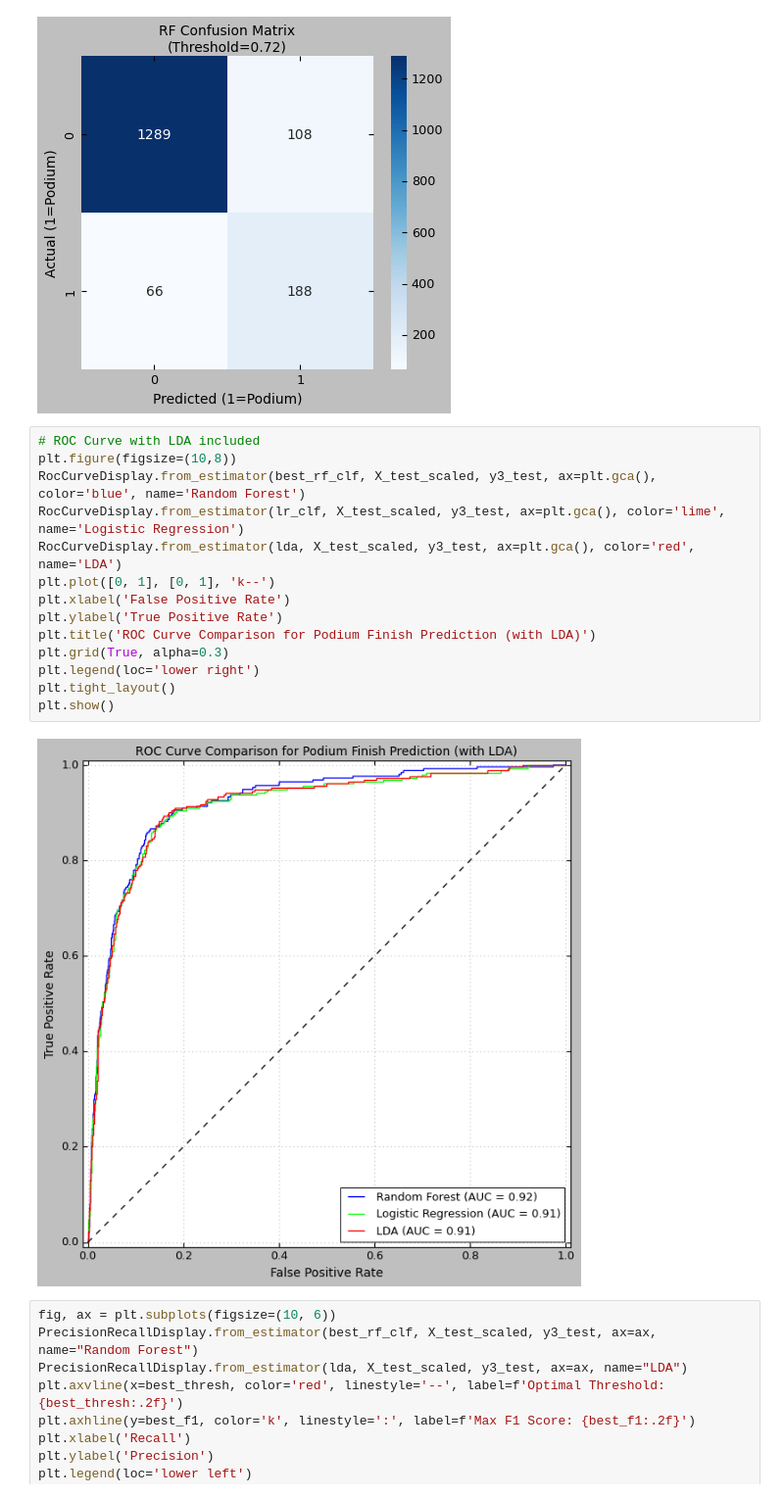
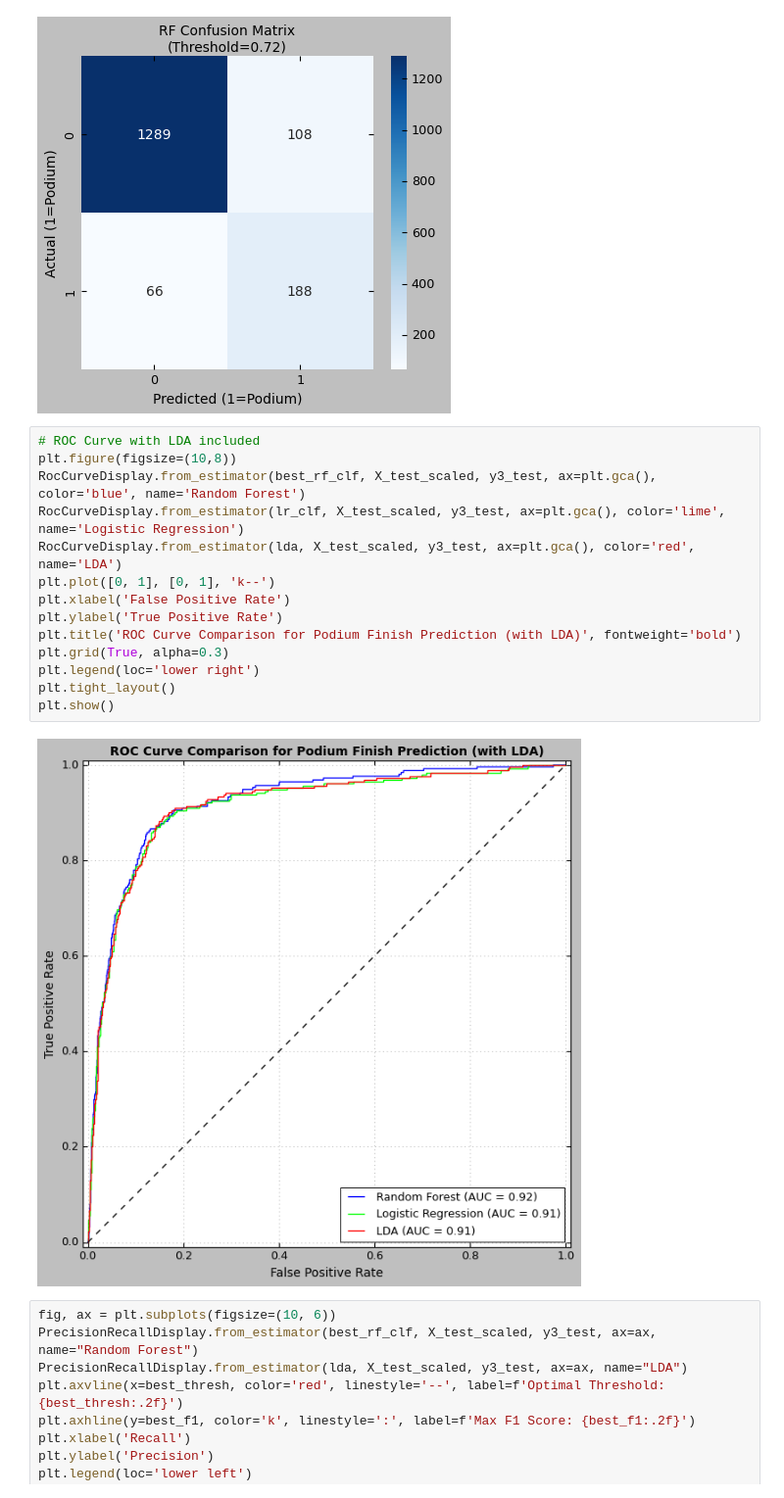
Before and after one commit to shehzanwar/DMSL7406, a Jupyter notebook: Project/f1_proj.ipynb, the cells around one changed output. Shown at 98% size. Drawn from its saved outputs; the diff is of its cells as text.

```diff
--- a/Project/f1_proj.ipynb
+++ b/Project/f1_proj.ipynb
@@ -716,19 +720,19 @@ plt.show()
 # %%
 # ROC Curve with LDA included
 plt.figure(figsize=(10,8))
 RocCurveDisplay.from_estimator(best_rf_clf, X_test_scaled, y3_test, ax=plt.gca(), color='blue', name='Random Forest')
 RocCurveDisplay.from_estimator(lr_clf, X_test_scaled, y3_test, ax=plt.gca(), color='lime', name='Logistic Regression')
 RocCurveDisplay.from_estimator(lda, X_test_scaled, y3_test, ax=plt.gca(), color='red', name='LDA')
 plt.plot([0, 1], [0, 1], 'k--')
 plt.xlabel('False Positive Rate')
 plt.ylabel('True Positive Rate')
-plt.title('ROC Curve Comparison for Podium Finish Prediction (with LDA)')
+plt.title('ROC Curve Comparison for Podium Finish Prediction (with LDA)', fontweight='bold')
 plt.grid(True, alpha=0.3)
 plt.legend(loc='lower right')
 plt.tight_layout()
 plt.show()
 # %% [output]
-[figure, old version]
+[figure, new version]
 # %%
 fig, ax = plt.subplots(figsize=(10, 6))
 PrecisionRecallDisplay.from_estimator(best_rf_clf, X_test_scaled, y3_test, ax=ax, name="Random Forest")
```
Also changed, not shown: parts of 6 cells of this notebook.
